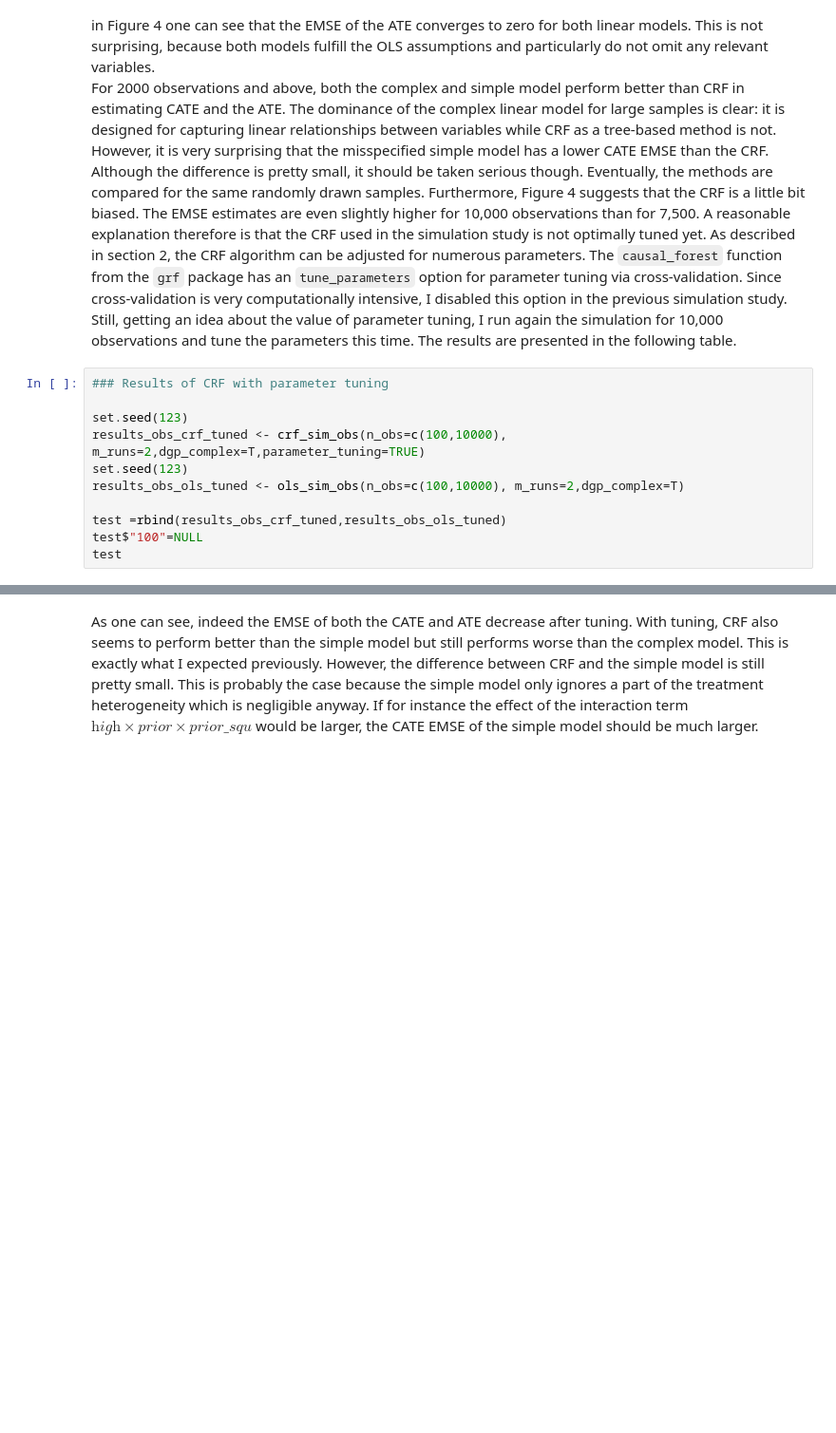
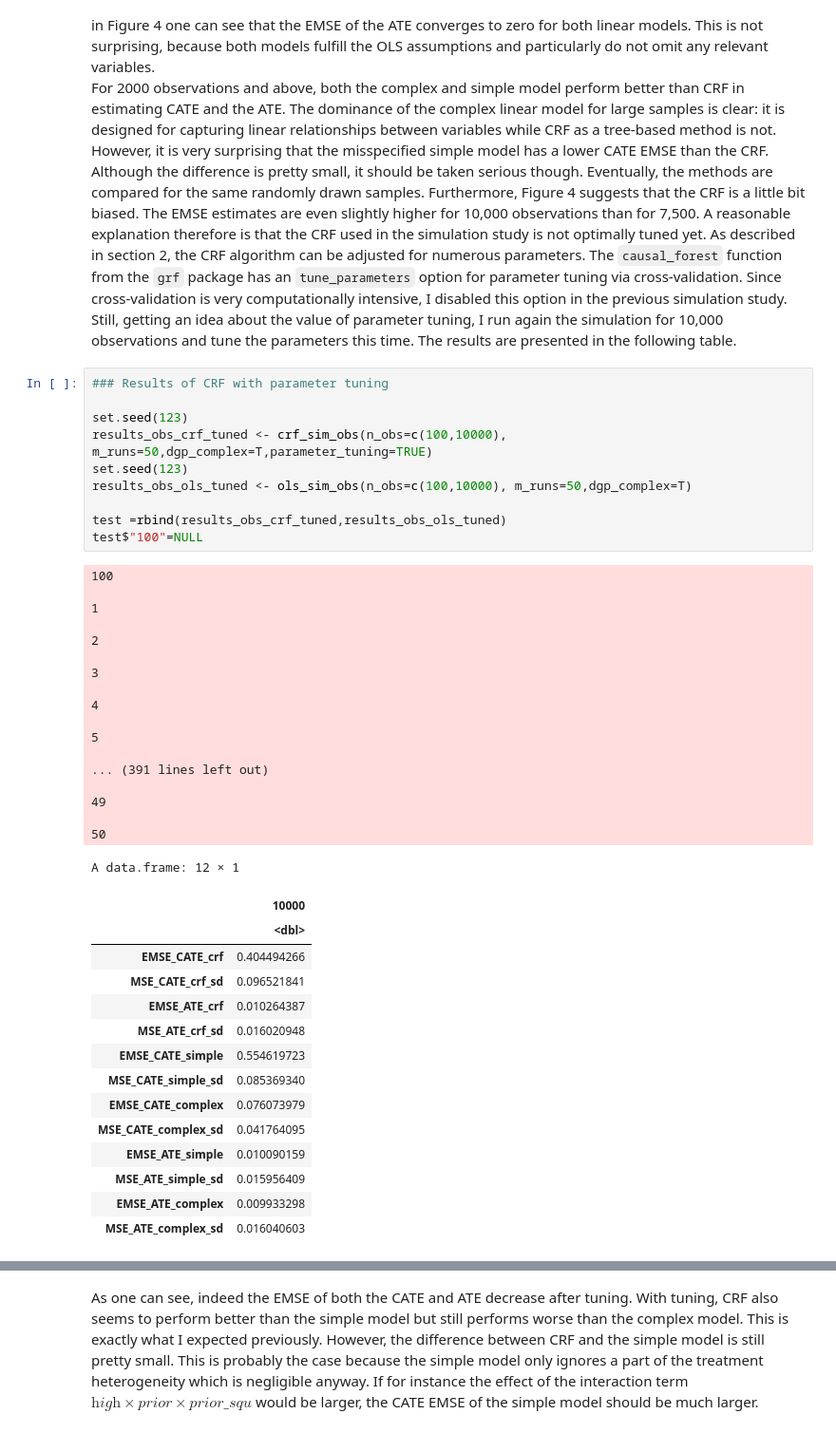
Before and after one commit to thaller97/Computational-Statistics-Project, a Jupyter notebook: CS_project.ipynb, the cells around one changed output, grey strips where cells are left out. Shown at 95% size. Cells and saved outputs as stored; diff of their text form; blank space fills up the shorter version.

```diff
--- a/CS_project.ipynb
+++ b/CS_project.ipynb
@@ -550,11 +633,43 @@ For 2000 observations and above, both the complex and simple model perform bette
 # %%
 ### Results of CRF with parameter tuning
 
 set.seed(123)
-results_obs_crf_tuned <- crf_sim_obs(n_obs=c(100,10000), m_runs=2,dgp_complex=T,parameter_tuning=TRUE)
+results_obs_crf_tuned <- crf_sim_obs(n_obs=c(100,10000), m_runs=50,dgp_complex=T,parameter_tuning=TRUE)
 set.seed(123)
-results_obs_ols_tuned <- ols_sim_obs(n_obs=c(100,10000), m_runs=2,dgp_complex=T)
+results_obs_ols_tuned <- ols_sim_obs(n_obs=c(100,10000), m_runs=50,dgp_complex=T)
 
 test =rbind(results_obs_crf_tuned,results_obs_ols_tuned)
 test$"100"=NULL
-test
+# %% [output]
+100
+
+1
+
+2
+
+3
+
+4
+
+5
+
+... (391 lines left out)
+
+49
+
+50
+A data.frame: 12 × 1
+|  | 10000 |
+|  | <dbl> |
+| EMSE_CATE_crf | 0.404494266 |
+| MSE_CATE_crf_sd | 0.096521841 |
+| EMSE_ATE_crf | 0.010264387 |
+| MSE_ATE_crf_sd | 0.016020948 |
+| EMSE_CATE_simple | 0.554619723 |
+| MSE_CATE_simple_sd | 0.085369340 |
+| EMSE_CATE_complex | 0.076073979 |
+| MSE_CATE_complex_sd | 0.041764095 |
+| EMSE_ATE_simple | 0.010090159 |
+| MSE_ATE_simple_sd | 0.015956409 |
+| EMSE_ATE_complex | 0.009933298 |
+| MSE_ATE_complex_sd | 0.016040603 |
```
Also changed, not shown: parts of 16 cells of this notebook.
